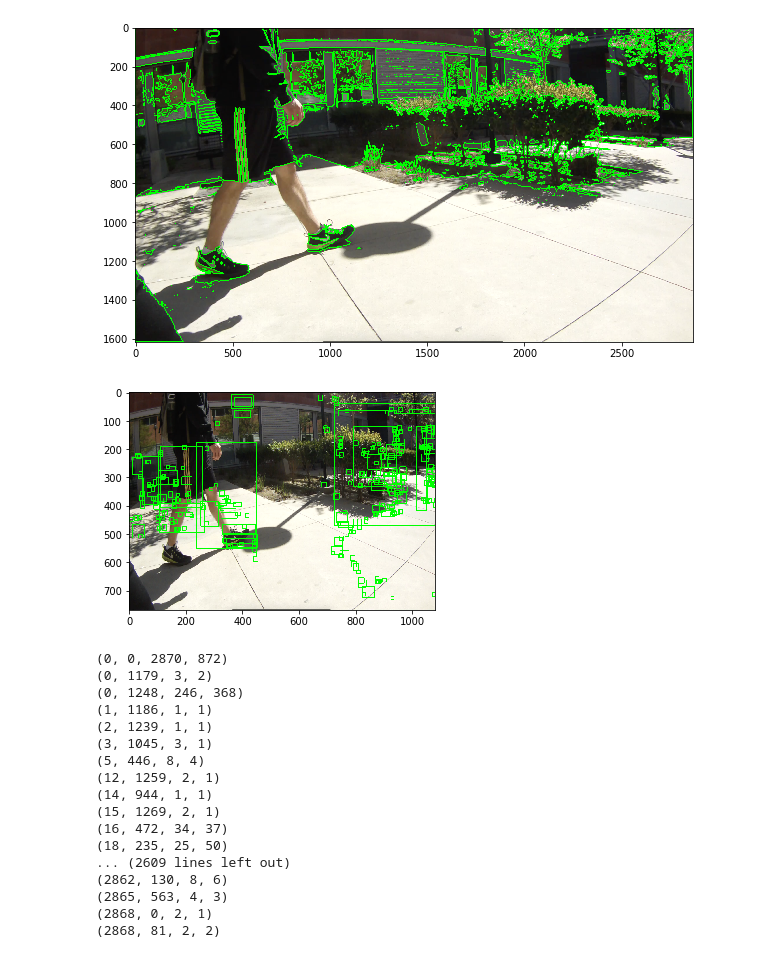
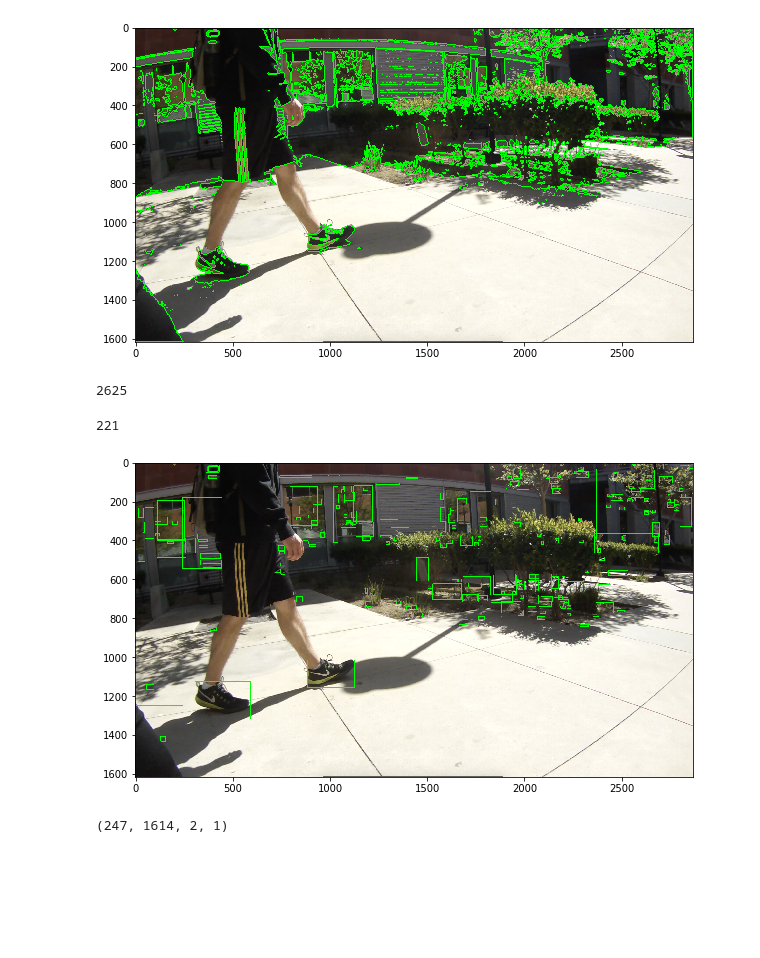
Before and after one commit to luoken/Shoe-detector, a Jupyter notebook: utils/Testing.ipynb, the cells around one changed output. Drawn from its saved outputs; the diff is of its cells as text; code cells hidden in the pictures; blank space fills up the shorter version.

Commit message:
filtering out stuff works

```diff
--- a/utils/Testing.ipynb
+++ b/utils/Testing.ipynb
@@ -52,7 +52,9 @@ plt.show()
 [figure]
 # %%
 threshold_color = [0, 255, 0] # green
+
 foot_copy = foot.copy()
+foot_copy_copy = foot.copy()
 img1_c, img1_contours, img1_heirarchy = cv2.findContours(img1_thresh, cv2.RETR_TREE, cv2.CHAIN_APPROX_SIMPLE)
 cv2.drawContours(foot_copy, img1_contours, -1, threshold_color, 3)
 plt.figure(figsize=(10, 6) )
@@ -60,6 +62,10 @@ plt.imshow(cv2.cvtColor(foot_copy, cv2.COLOR_BGR2RGB) )
 plt.show()
 # %% [output]
 [figure]
+# %%
+len(img1_contours)
+# %% [output]
+2625
 # %%
 def filter_boxes(img_rectangle_list, filter_size=0):
     filtered_boxes = []
@@ -98,35 +104,21 @@ def get_positive_roi(img, roi_list, x_offset=0, y_offset=0):
 # %%
-box_filter_size = 0
+box_filter_size = 200
 # dimensions = (1080,1080)
 # this gets the rectangle, will show the x y coordinate then width and height
 img1_all_boxes = [cv2.boundingRect(c) for c in img1_contours]
 img1_filter_boxes = filter_boxes(img1_all_boxes, box_filter_size)
-draw_rectangles(foot_rgb, img1_filter_boxes, 5, 5)
+# draw_rectangles(foot_copy_copy, img1_filter_boxes, 5, 5)
+print(len(img1_filter_boxes))
+draw_rectangles(foot_copy_copy, img1_filter_boxes)
 # roi_filtered_1 = get_positive_roi(foot, img1_filter_boxes)
 # draw_rectangles(foot, roi_filtered_1, 5, 5)
-plt.imshow(foot_rgb)
+plt.figure(figsize=(10, 6))
+plt.imshow(cv2.cvtColor(foot_copy_copy, cv2.COLOR_BGR2RGB))
 plt.show()
 # %% [output]
+221
-[figure, old version]
+[figure, new version]
-# %%
-img1_filter_boxes.sort()
-for i in img1_filter_boxes:
-    print(i)
-# %% [output]
-(0, 0, 2870, 872)
-(0, 1179, 3, 2)
-(0, 1248, 246, 368)
-(1, 1186, 1, 1)
-(2, 1239, 1, 1)
-(3, 1045, 3, 1)
-(5, 446, 8, 4)
-(12, 1259, 2, 1)
-(14, 944, 1, 1)
-(15, 1269, 2, 1)
-(16, 472, 34, 37)
-(18, 235, 25, 50)
-... (2609 lines left out)
-(2862, 130, 8, 6)
-(2865, 563, 4, 3)
-(2868, 0, 2, 1)
-(2868, 81, 2, 2)
+# %%
+print(img1_all_boxes[0])
+# %% [output]
+(247, 1614, 2, 1)
```
Also changed, not shown: parts of 12 cells of this notebook.
